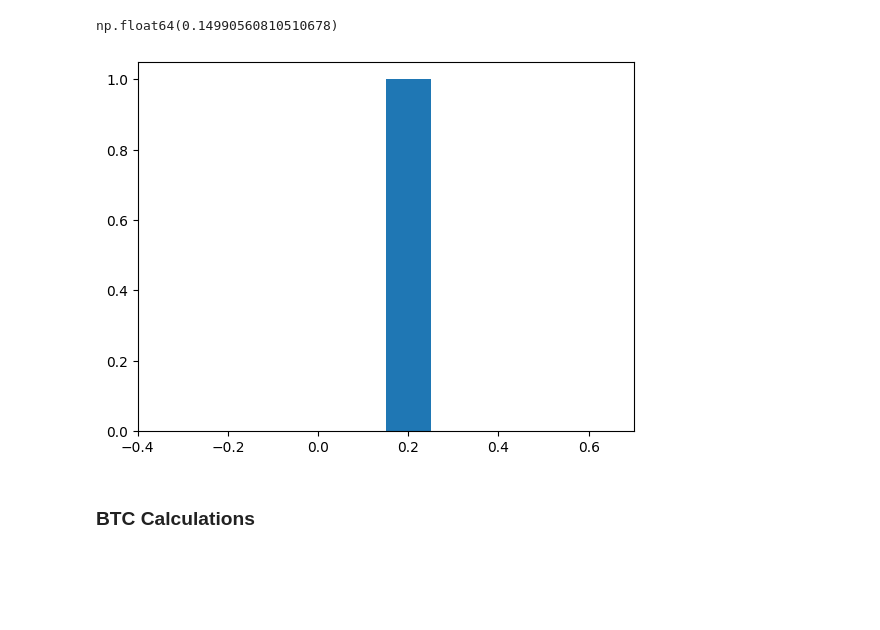
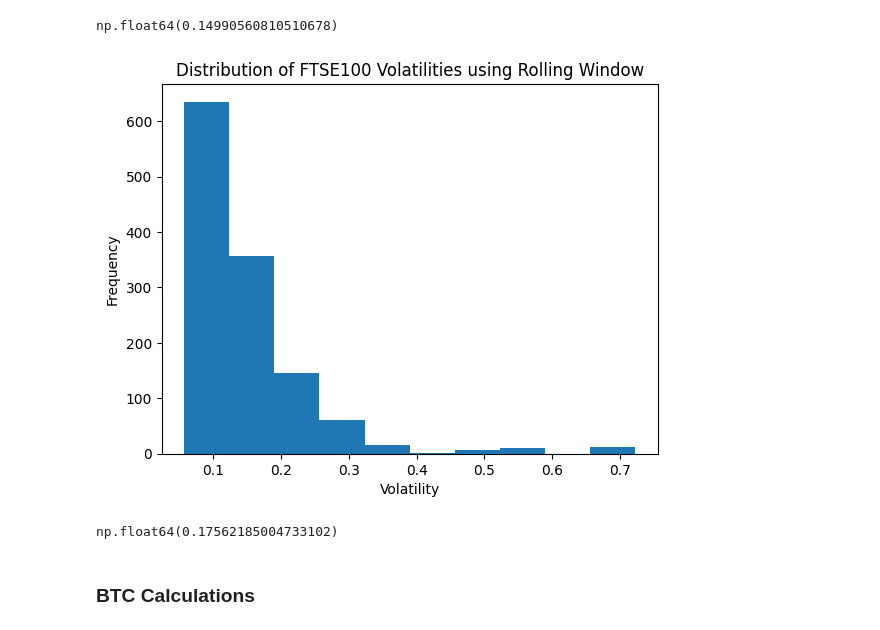
Before and after one commit to JoysGitHubPortfolio/SecuritiesModelling, a Jupyter notebook: Answers/Q2.ipynb, the cells around one changed output. Cells and saved outputs as stored; diff of their text form; code cells hidden in the pictures; blank space fills up the shorter version.

Commit message:
Labelled Volatility Dists
Looked at FTSE at p75

```diff
--- a/Answers/Q2.ipynb
+++ b/Answers/Q2.ipynb
@@ -116,11 +116,19 @@ ftse_vol_annual = np.mean(annualized_volatility)
 ftse_vol_annual
 # %% [output]
 np.float64(0.14990560810510678)
-# %%
-plt.hist(ftse_vol_annual)
-plt.show()
-# %% [output]
-[figure, removed]
+# %%
+plt.hist(annualized_volatility)
+plt.xlabel('Volatility')
+plt.ylabel('Frequency')
+plt.title('Distribution of FTSE100 Volatilities using Rolling Window')
+plt.show()
+# %% [output]
+[figure, added]
+# %%
+ftse_75 = np.percentile(annualized_volatility, 75)
+ftse_75
+# %% [output]
+np.float64(0.17562185004733102)
 # %% [markdown]
 ### BTC Calculations
 # %%
```
Also changed, not shown: parts of 2 cells of this notebook, 1 other file.
